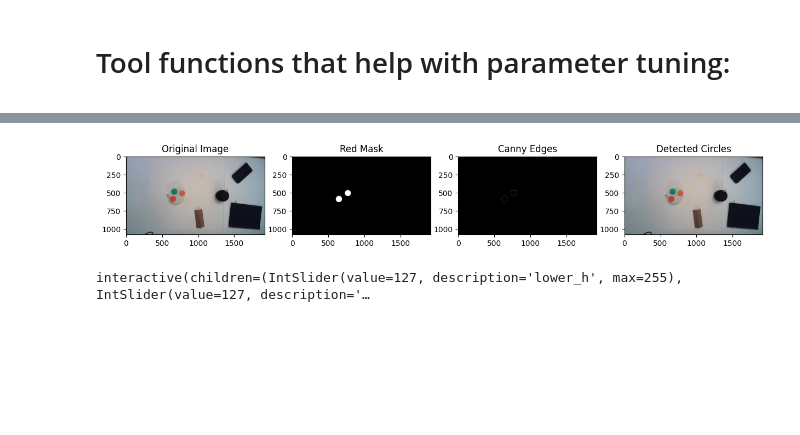
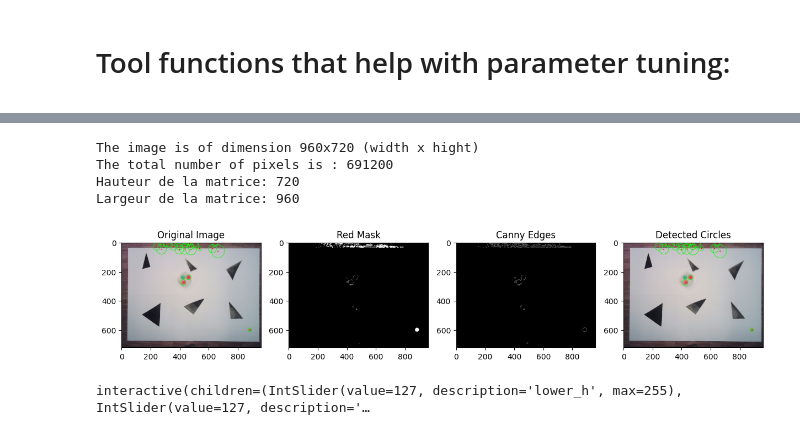
Before and after one commit to DidierNe/Mobile_Robotic_Thymio, a Jupyter notebook: Projet_Thymio.ipynb, the cells around one changed output, grey strips where cells are left out. Cells and saved outputs as stored; diff of their text form; code cells hidden in the pictures; blank space fills up the shorter version.

```diff
--- a/Projet_Thymio.ipynb
+++ b/Projet_Thymio.ipynb
@@ -35,0 +54,11 @@ https://docs.opencv.org/4.x/df/d9d/tutorial_py_colorspaces.html
+# %%
+# Define color thresholds in HSV
+# Note: these thresholds may need to be adjusted for your specific image conditions
+lower_red_bound = np.array([120, 100, 70])
+upper_red_bound = np.array([255, 255, 255])
+lower_green_bound = np.array([60, 50, 100])
+upper_green_bound = np.array([100, 255, 255])
+lower_yellow_bound = np.array([0, 30, 120])
+upper_yellow_bound = np.array([40, 105, 255])
+lower_black_bound = np.array([0, 0, 0])
+upper_black_bound = np.array([255, 255, 130])
@@ -179,11 +574,30 @@ plt.show()
+# %%
+# Obtenir les dimensions de l'image
+h, w = frame_rgb.shape[:2]
+
+# Calculer le nombre total de pixels
+total_pixels = h * w
+
+print(f"The image is of dimension {w}x{h} (width x hight)")
+print(f"The total number of pixels is : {total_pixels}")
+
+height, width = global_obstacle.shape
+
+print("Hauteur de la matrice:", height)
+print("Largeur de la matrice:", width)
+# %% [output]
+The image is of dimension 960x720 (width x hight)
+The total number of pixels is : 691200
+Hauteur de la matrice: 720
+Largeur de la matrice: 960
 # %%
 import cv2
 import numpy as np
 from matplotlib import pyplot as plt
 
 # Load the image
-image = cv2.imread('WIN_20231119_11_31_09_Pro.jpg')
-
+image = initial_frame #cv2.imread('WIN_20231124_15_09_52_Pro.jpg')
+image = image.copy()
 # Convert to HSV color space
 hsv = cv2.cvtColor(image, cv2.COLOR_BGR2HSV)
 
@@ -192,7 +606,7 @@ hsv = cv2.cvtColor(image, cv2.COLOR_BGR2HSV)
 
 
 # Create a red color mask
-mask_red = cv2.inRange(hsv, lower_red, upper_red)
+mask_red = cv2.inRange(hsv, lower_yellow_bound, upper_yellow_bound)
 
 # Apply the mask to the image
 red_only = cv2.bitwise_and(image, image, mask=mask_red)
@@ -202,40 +616,40 @@ gray = cv2.cvtColor(red_only, cv2.COLOR_BGR2GRAY)
 
 
 # Apply Canny edge detection to help with circle detection
-edges = cv2.Canny(gray, 100, 340)
+edges = cv2.Canny(gray, 100, 200)
 
 # Detect circles using the Hough Transform
 circles = cv2.HoughCircles(edges, cv2.HOUGH_GRADIENT, 1, 20,
-                           param1=50, param2=20, minRadius=0, maxRadius=0)
+                           param1=20, param2=15, minRadius=10, maxRadius=50)
 
 # If circles are detected, draw them
 if circles is not None:
     circles = np.uint16(np.around(circles))
     for i in circles[0, :]:
         cv2.circle(image, (i[0], i[1]), i[2], (0, 255, 0), 2)
         cv2.circle(image, (i[0], i[1]), 2, (0, 0, 255), 3)
 
 # Plotting the different stages
 plt.figure(figsize=(15, 5))
 
 plt.subplot(1, 4, 1)
 plt.imshow(cv2.cvtColor(image, cv2.COLOR_BGR2RGB))
 plt.title('Original Image')
 
 plt.subplot(1, 4, 2)
 plt.imshow(mask_red, cmap='gray')
 plt.title('Red Mask')
 
 plt.subplot(1, 4, 3)
 plt.imshow(edges, cmap='gray')
 plt.title('Canny Edges')
 
 plt.subplot(1, 4, 4)
 plt.imshow(cv2.cvtColor(image, cv2.COLOR_BGR2RGB))
 plt.title('Detected Circles')
 
 plt.show()
 # %% [output]
-[figure, old version]
+[figure, new version]
 # %%
 import cv2
```
Also changed, not shown: parts of 38 cells of this notebook.
